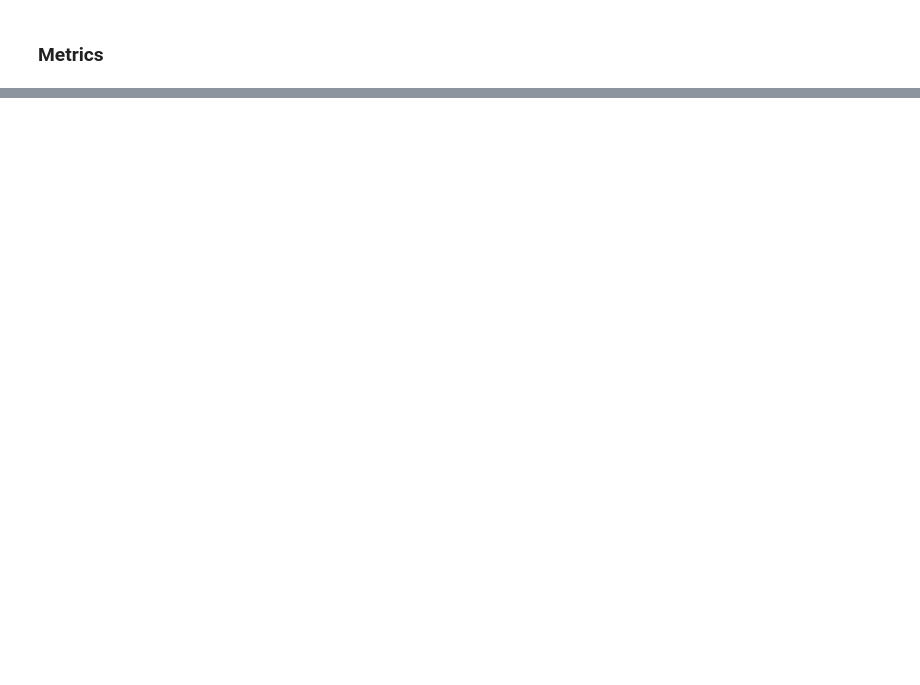
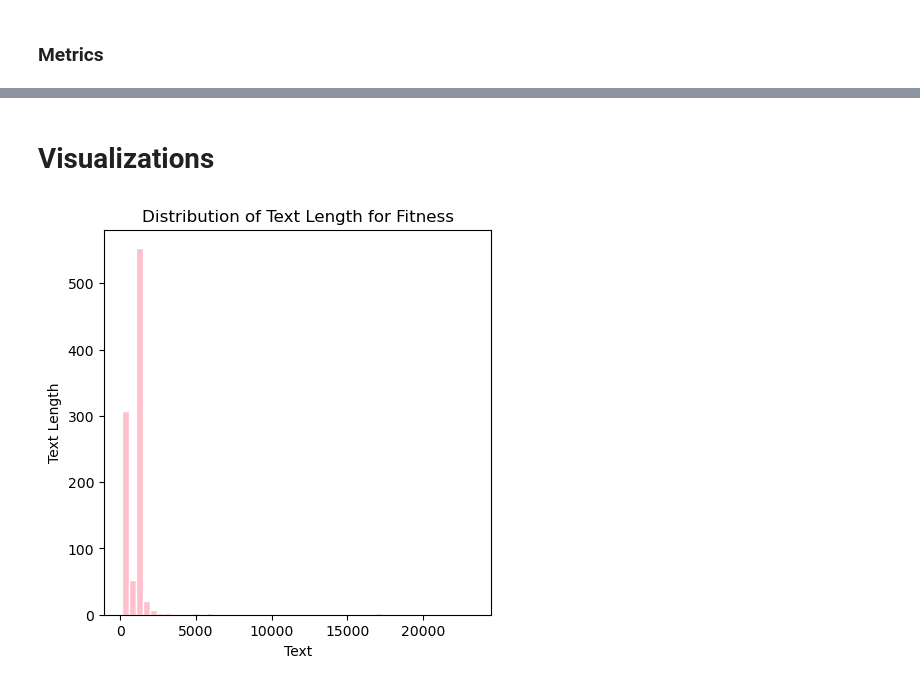
Before and after one commit to sophiaj5/NLP-Project, a Jupyter notebook: models.ipynb, the cells around one changed output, grey strips where cells are left out. Drawn from its saved outputs; the diff is of its cells as text; code cells hidden in the pictures; blank space fills up the shorter version.

```diff
--- a/models.ipynb
+++ b/models.ipynb
@@ -298,0 +331,12 @@ array([[233,  11],
+# %% [markdown]
+# Visualizations
+# %%
+fitness['text_length'] = [len(length) for length in fitness['title_text']]
+plt.figure(figsize=(5,5))
+plt.hist(fitness['text_length'], bins=50, color='pink', edgecolor='white')
+plt.title('Distribution of Text Length for Fitness')
+plt.xlabel('Text')
+plt.ylabel('Text Length')
+plt.show()
+# %% [output]
+[figure, added]
```
Also changed, not shown: parts of 29 cells of this notebook, 4 other files.
